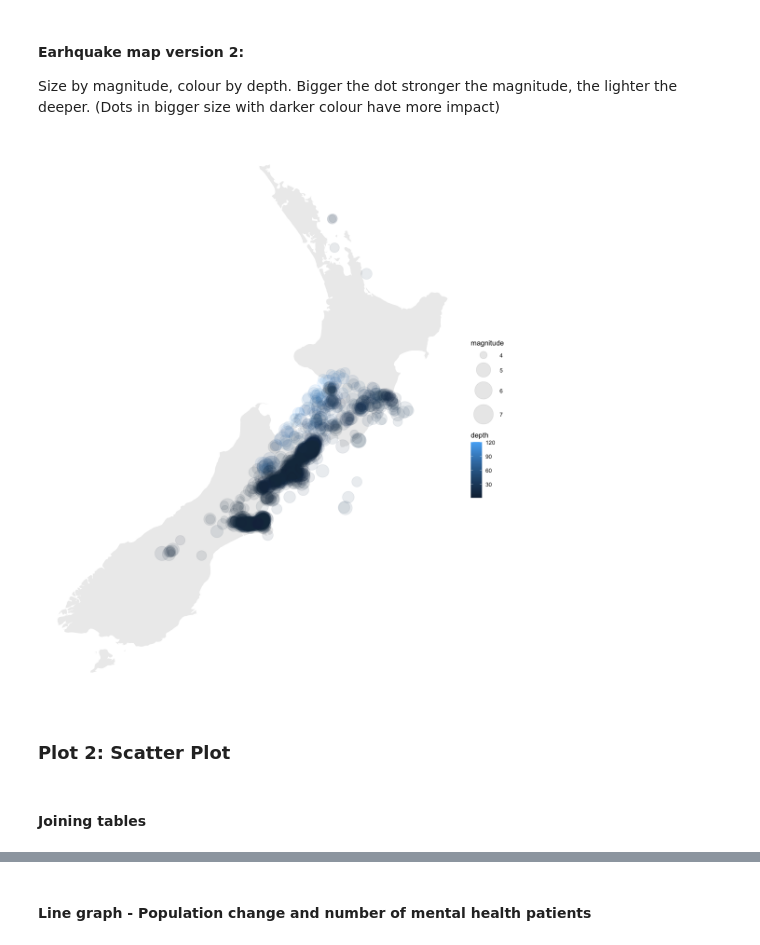
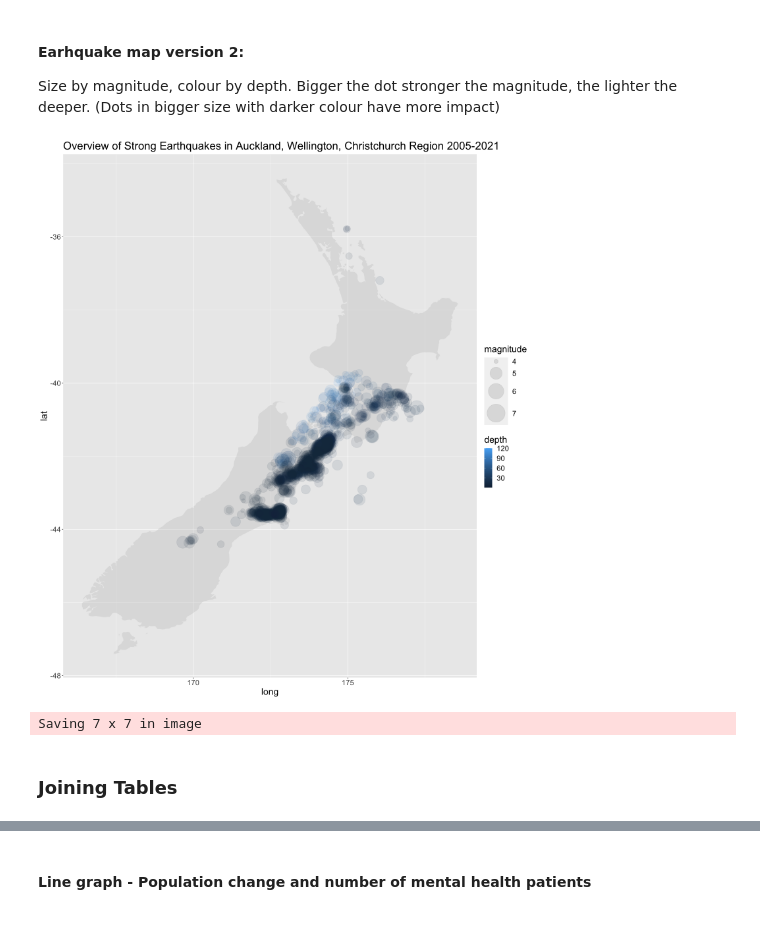
Before and after one commit to adaizh/datamac, a Jupyter notebook: Plotting.ipynb, the cells around one changed output, grey strips where cells are left out. Cells and saved outputs as stored; diff of their text form; code cells hidden in the pictures.

Commit message:
plots

```diff
--- a/Plotting.ipynb
+++ b/Plotting.ipynb
@@ -89,19 +88,24 @@ ggplot() +
 Size by magnitude, colour by depth. Bigger the dot stronger the magnitude, the lighter the deeper.
 (Dots in bigger size with darker colour have more impact)
 # %%
-options(repr.plot.width = 10, repr.plot.height = 12, repr.plot.res = 100)
+options(repr.plot.width = 15, repr.plot.height = 17, repr.plot.res = 100)
 
-ggplot() +
+quake_map <- ggplot() +
   geom_polygon(data = NZ, aes(x=long, y = lat, group = group), fill="grey", alpha=0.3) +
   geom_point(data=nzmentalquake::earthquake_dataset, aes(x=longitude, y=latitude, col=depth, size=magnitude), alpha=0.1) +
-  scale_size_continuous(range=c(5,15)) +
-  theme_void()
+  scale_size_continuous(range=c(4,20)) +
+  ggtitle("Overview of Strong Earthquakes in Auckland, Wellington, Christchurch Region 2005-2021") +
+  theme(text = element_text(size=20))
+
+quake_map
 # %% [output]
-[figure, old version]
+[figure, new version]
+# %%
+ggsave("quake_map.jpg",plot = quake_map,device = "jpg")
+# %% [output]
+Saving 7 x 7 in image
 # %% [markdown]
-### Plot 2: Scatter Plot
+### Joining Tables
-# %% [markdown]
-#### Joining tables
 # %%
 joined_table <- eq_summary_df %>% full_join(mh_df, by=c('city','year')) %>%
         full_join(pop_df, by=c('city','year')) %>%
```
Also changed, not shown: parts of 20 cells of this notebook, 3 other files.
